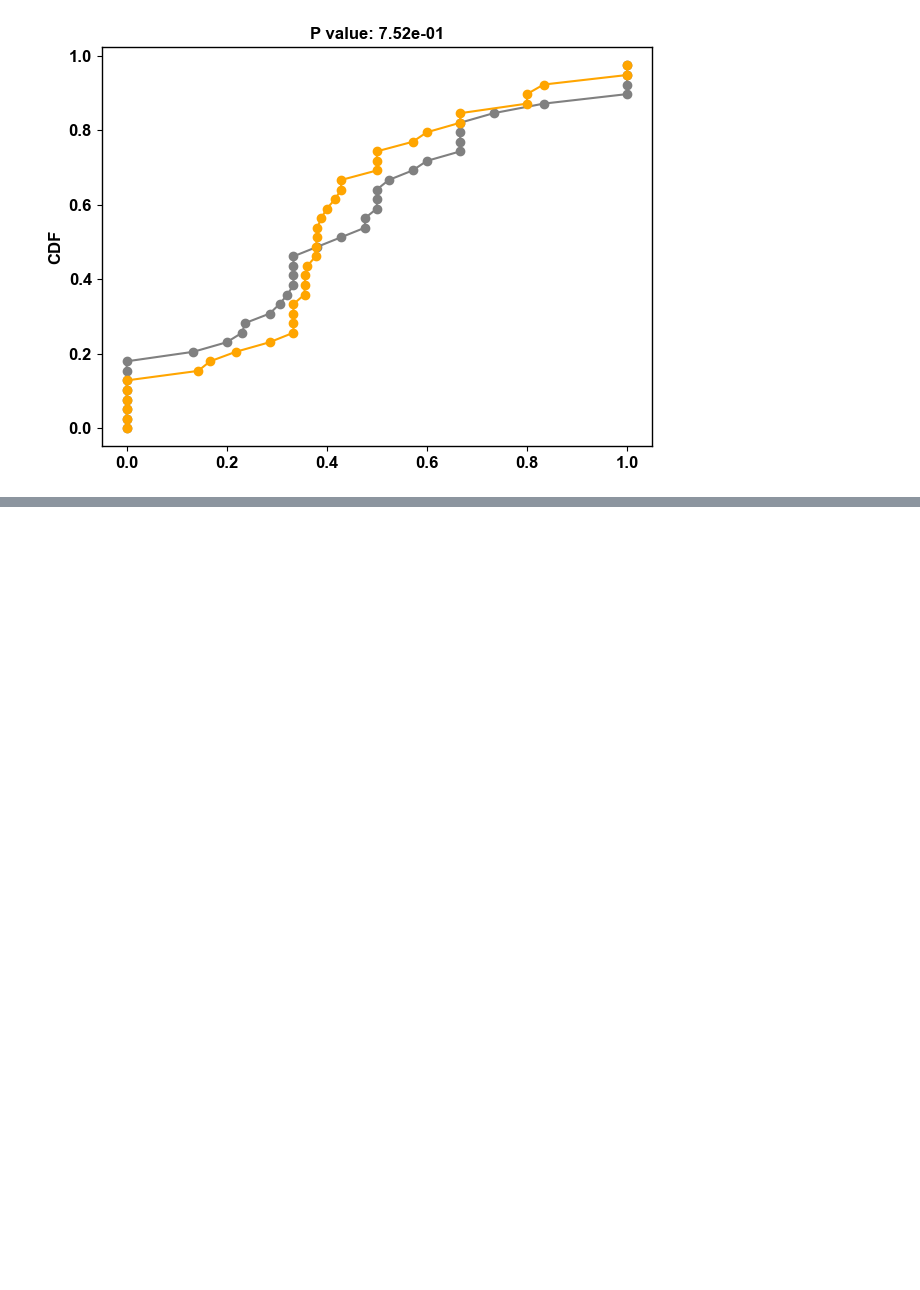
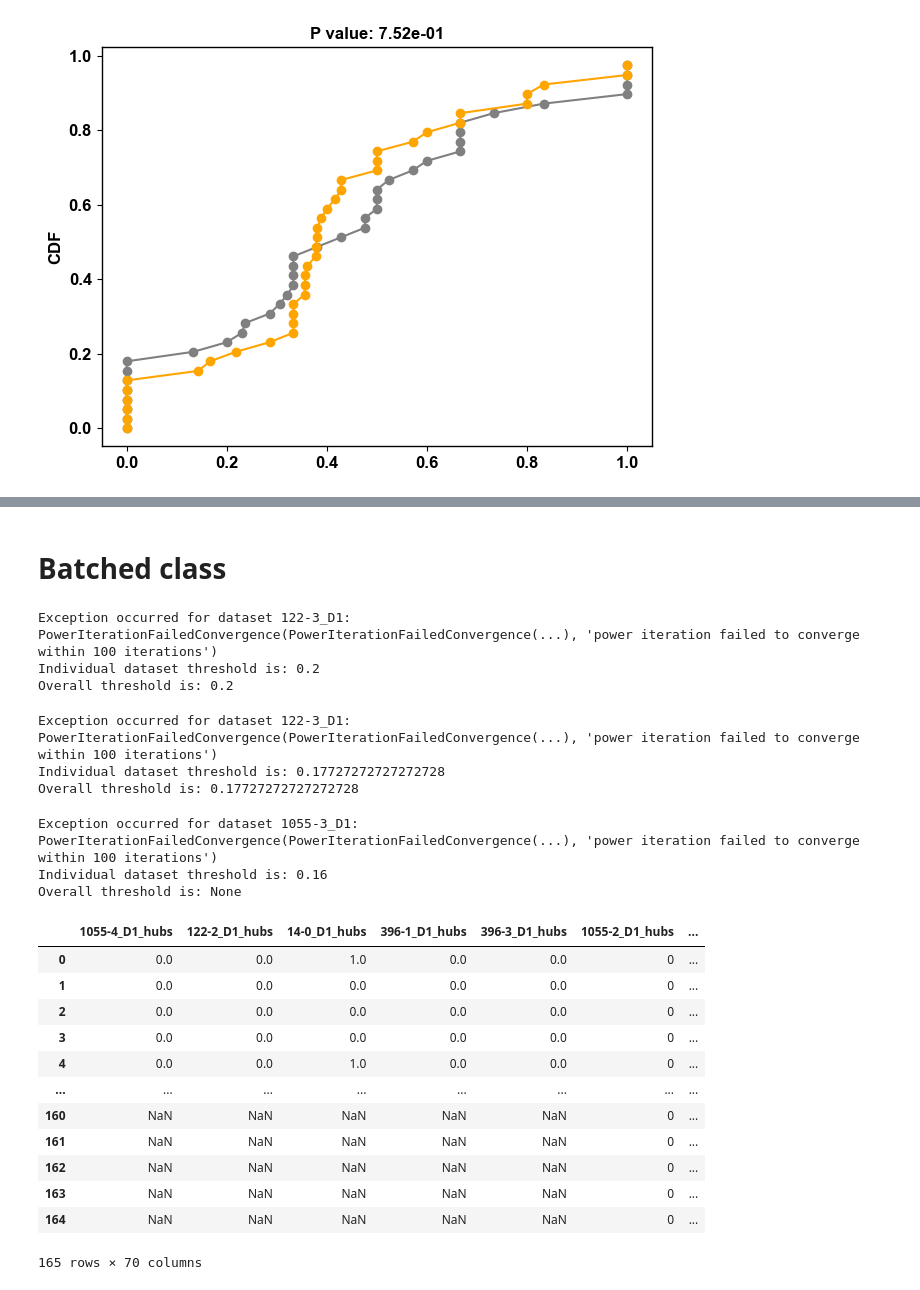
Before and after one commit to vporubsky/CaGraph, a Jupyter notebook: cagraph_tutorial.ipynb, the cells around one changed output, grey strips where cells are left out. Saved outputs shown, nothing was run; the diff lists cells and outputs as text; code cells hidden in the pictures; blank space fills up the shorter version.

Commit message:
Added CaGraphBatched class with report functionality.

```diff
--- a/cagraph_tutorial.ipynb
+++ b/cagraph_tutorial.ipynb
@@ -316,3 +318,57 @@ Loading BokehJS ...
 [interactive output not drawn]
 [interactive output not drawn]
 [interactive output not drawn]
+# %% [markdown]
+# Batched class <a class="anchor" id="batched_class"></a>
+# %%
+from cagraph import CaGraphBatched
+
+# Set data path as the path to a directory containing multiple csv files which represent a condition, multiple animals
+DATA_PATH = os.getcwd() + '/datasets/DG_FC/WT/WT_D1/'
+
+# Create CaGraphBatched object named batch_cg
+batch_cg = CaGraphBatched(data_path=DATA_PATH, threshold=0.2)
+print(f"Individual dataset threshold is: {batch_cg.get_cagraph('122-2_D1').threshold}")
+print(f"Overall threshold is: {batch_cg.threshold}")
+# %% [output]
+Exception occurred for dataset 122-3_D1: PowerIterationFailedConvergence(PowerIterationFailedConvergence(...), 'power iteration failed to converge within 100 iterations')
+Individual dataset threshold is: 0.2
+Overall threshold is: 0.2
+# %%
+# Create CaGraphBatched object named batch_cg, but now make the threshold auto-generated and averaged across all datasets
+batch_cg = CaGraphBatched(data_path=DATA_PATH, threshold_averaged=True)
+print(f"Individual dataset threshold is: {batch_cg.get_cagraph('122-2_D1').threshold}")
+print(f"Overall threshold is: {batch_cg.threshold}")
+# %% [output]
+Exception occurred for dataset 122-3_D1: PowerIterationFailedConvergence(PowerIterationFailedConvergence(...), 'power iteration failed to converge within 100 iterations')
+Individual dataset threshold is: 0.17727272727272728
+Overall threshold is: 0.17727272727272728
+# %%
+# Create CaGraphBatched object named batch_cg, but do not set a threshold or auto-average
+batch_cg = CaGraphBatched(data_path=DATA_PATH)
+print(f"Individual dataset threshold is: {batch_cg.get_cagraph('122-2_D1').threshold}")
+print(f"Overall threshold is: {batch_cg.threshold}")
+# %% [output]
+Exception occurred for dataset 1055-3_D1: PowerIterationFailedConvergence(PowerIterationFailedConvergence(...), 'power iteration failed to converge within 100 iterations')
+Individual dataset threshold is: 0.16
+Overall threshold is: None
+# %%
+# Generate a batched report
+WT_D1_report = batch_cg.get_full_report(save_report=True, save_path='/Users/veronica_porubsky/Desktop/', save_filename='WT_D1_full_report', save_filetype='csv')
+
+
+display(WT_D1_report)
+# %% [output]
+|  | 1055-4_D1_hubs | 122-2_D1_hubs | 14-0_D1_hubs | 396-1_D1_hubs | 396-3_D1_hubs | 1055-2_D1_hubs | ... |
+| 0 | 0.0 | 0.0 | 1.0 | 0.0 | 0.0 | 0 | ... |
+| 1 | 0.0 | 0.0 | 0.0 | 0.0 | 0.0 | 0 | ... |
+| 2 | 0.0 | 0.0 | 0.0 | 0.0 | 0.0 | 0 | ... |
+| 3 | 0.0 | 0.0 | 0.0 | 0.0 | 0.0 | 0 | ... |
+| 4 | 0.0 | 0.0 | 1.0 | 0.0 | 0.0 | 0 | ... |
+| ... | ... | ... | ... | ... | ... | ... | ... |
+| 160 | NaN | NaN | NaN | NaN | NaN | 0 | ... |
+| 161 | NaN | NaN | NaN | NaN | NaN | 0 | ... |
+| 162 | NaN | NaN | NaN | NaN | NaN | 0 | ... |
+| 163 | NaN | NaN | NaN | NaN | NaN | 0 | ... |
+| 164 | NaN | NaN | NaN | NaN | NaN | 0 | ... |
+165 rows × 70 columns
```
Also changed, not shown: parts of 5 cells of this notebook, 2 other files.
